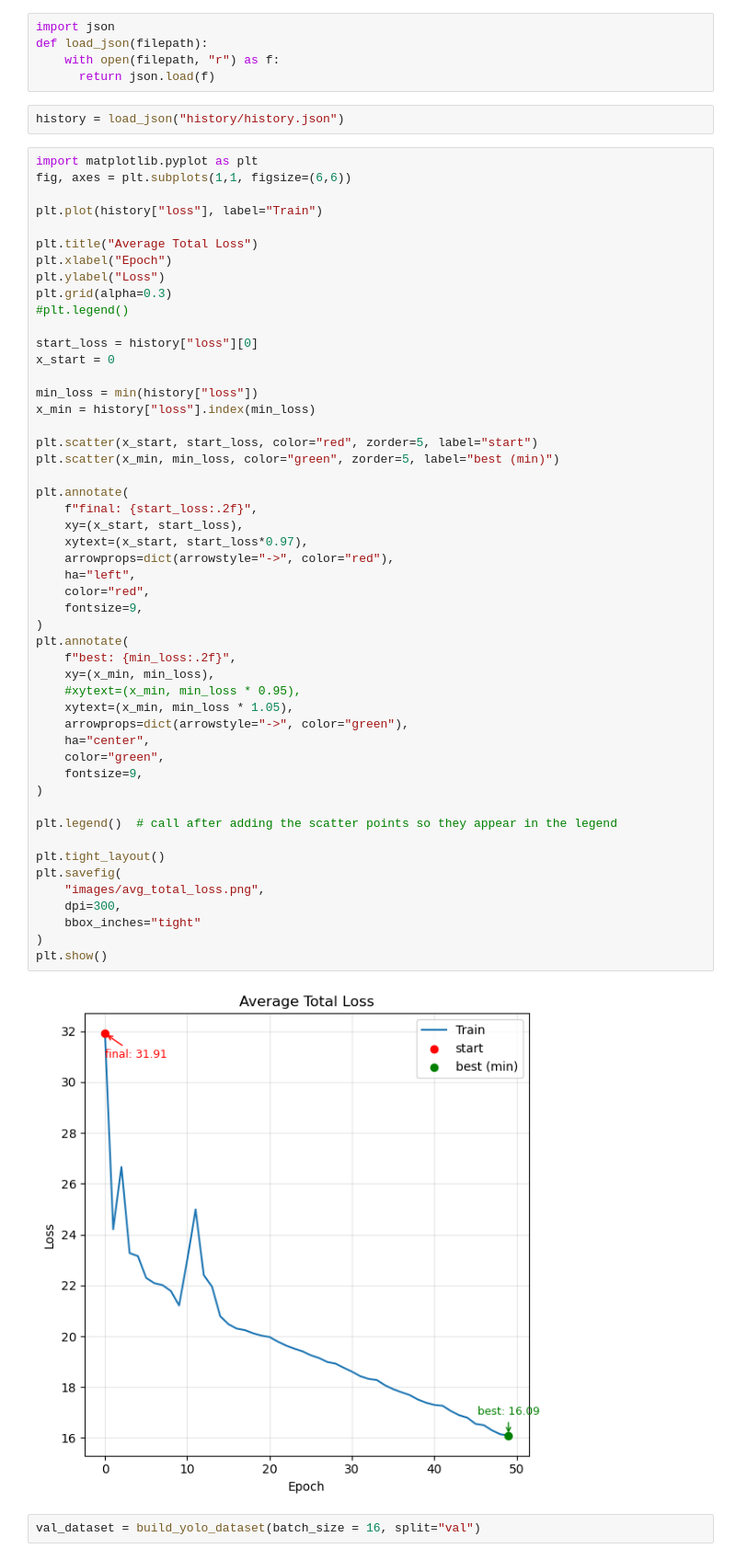
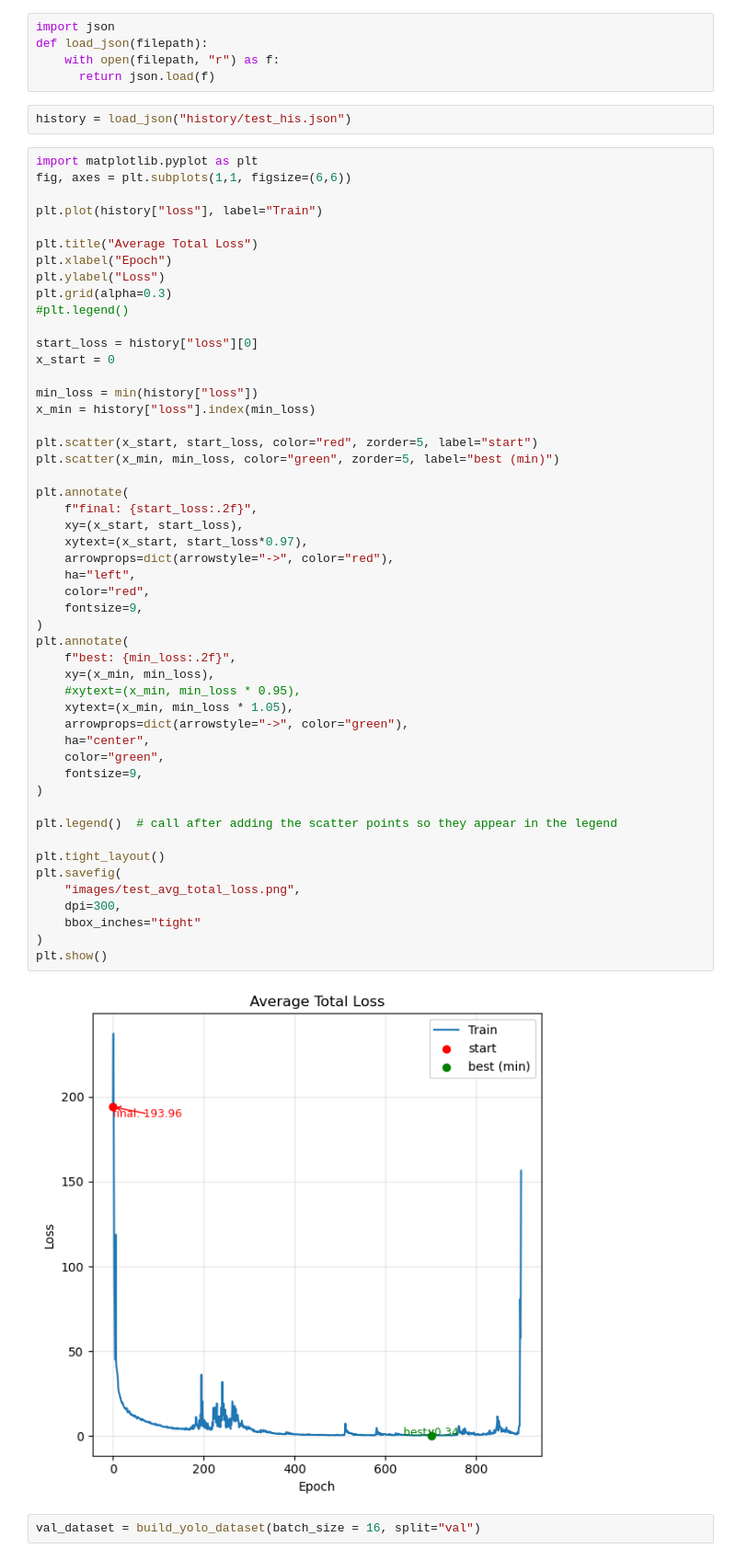
Before and after one commit to Kaizen0AI/yolo-from-scratch-tensorflow, a Jupyter notebook: training.ipynb, the cells around one changed output. Shown at 92% size. Drawn from its saved outputs; the diff is of its cells as text.

```diff
--- a/training.ipynb
+++ b/training.ipynb
@@ -128,7 +128,7 @@ def load_json(filepath):
     with open(filepath, "r") as f:
       return json.load(f)
 # %%
-history = load_json("history/history.json")
+history = load_json("history/test_his.json")
 # %%
 import matplotlib.pyplot as plt
 fig, axes = plt.subplots(1,1, figsize=(6,6))
@@ -152,35 +152,35 @@ plt.scatter(x_min, min_loss, color="green", zorder=5, label="best (min)")
 
 plt.annotate(
     f"final: {start_loss:.2f}",
     xy=(x_start, start_loss),
     xytext=(x_start, start_loss*0.97),
     arrowprops=dict(arrowstyle="->", color="red"),
     ha="left",
     color="red",
     fontsize=9,
 )
 plt.annotate(
     f"best: {min_loss:.2f}",
     xy=(x_min, min_loss),
     #xytext=(x_min, min_loss * 0.95),
     xytext=(x_min, min_loss * 1.05),
     arrowprops=dict(arrowstyle="->", color="green"),
     ha="center",
     color="green",
     fontsize=9,
 )
 
 plt.legend()  # call after adding the scatter points so they appear in the legend
 
 plt.tight_layout()
 plt.savefig(
-    "images/avg_total_loss.png",
+    "images/test_avg_total_loss.png",
     dpi=300,
     bbox_inches="tight"
 )
 plt.show()
 # %% [output]
-[figure, old version]
+[figure, new version]
 # %%
 val_dataset = build_yolo_dataset(batch_size = 16, split="val")
 # %%
```
Also changed, not shown: parts of 13 cells of this notebook, 2 other files.
